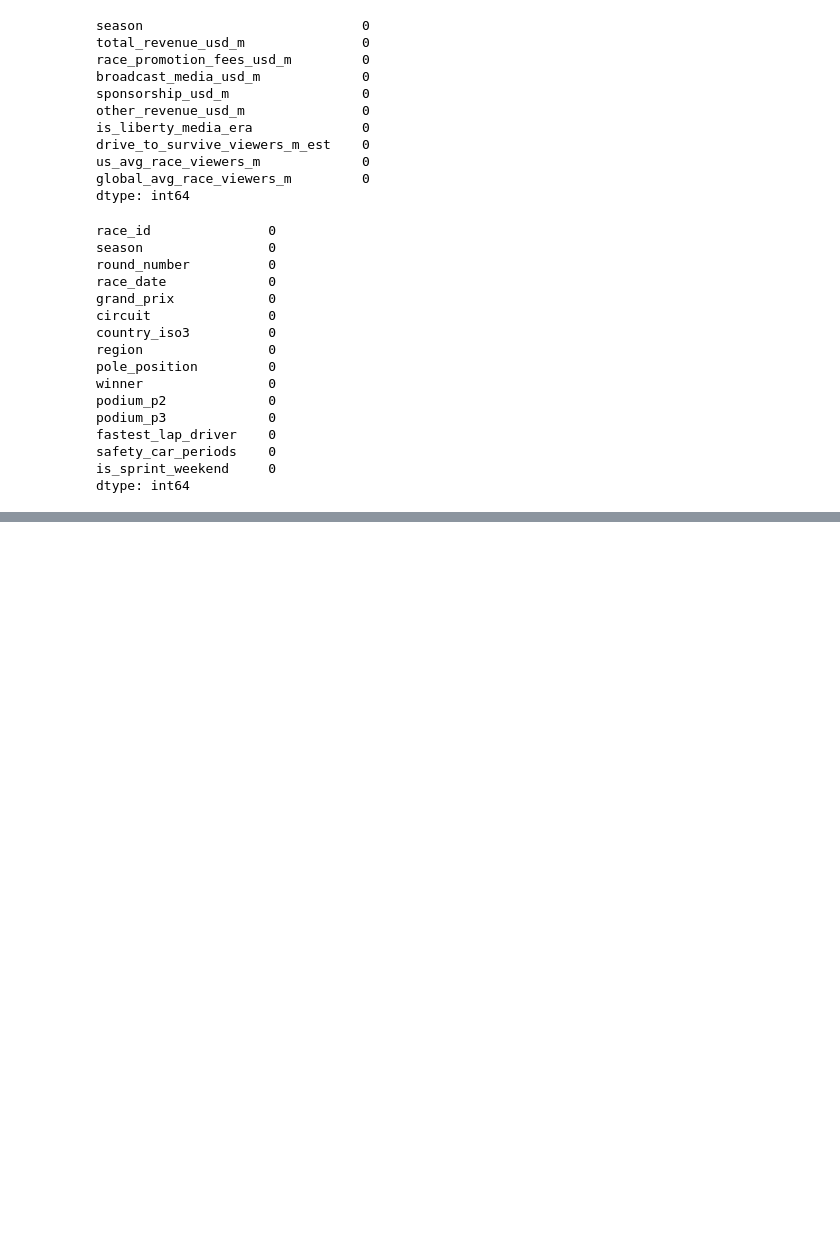
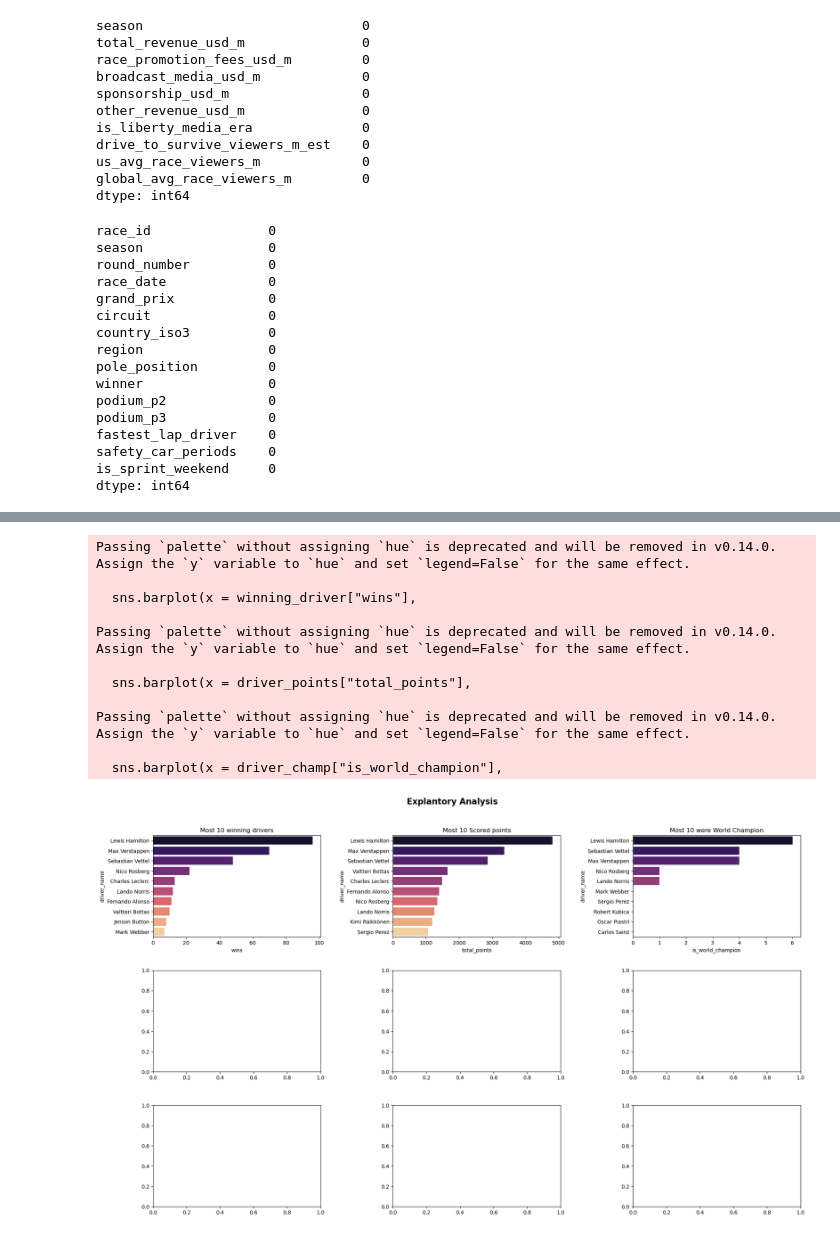
Before and after one commit to abdallahh07/formula1-championship-predictor-, a Jupyter notebook: research.ipynb, the cells around one changed output, grey strips where cells are left out. Cells and saved outputs as stored; diff of their text form; code cells hidden in the pictures; blank space fills up the shorter version.

```diff
--- a/research.ipynb
+++ b/research.ipynb
@@ -135,0 +179,53 @@ dtype: int64
+# %%
+fig,ax = plt.subplots(3,3,figsize=(20,12))
+ax = ax.flatten()
+fig.suptitle("Explantory Analysis", fontsize=16, fontweight="bold")
+
+# 1. the Most 10 winning drivers
+winning_driver = standing.groupby("driver_name")["wins"].sum().reset_index().sort_values("wins", ascending=False).head(10)
+sns.barplot(x = winning_driver["wins"],
+            y = winning_driver["driver_name"],
+            ax = ax[0],
+           palette="magma")
+ax[0].set_title("Most 10 winning drivers")
+
+# 2. the most 10 driveres scoed points
+driver_points = standing.groupby("driver_name")["total_points"].sum().reset_index().sort_values("total_points", ascending=False).head(10)
+sns.barplot(x = driver_points["total_points"],
+            y = driver_points["driver_name"],
+            ax = ax[1],
+            palette = "magma")
+ax[1].set_title("Most 10 Scored points")
+plt.tight_layout(pad = 3.0)
+
+# 3. the most 10 driveres were world champions
+driver_champ = standing.groupby("driver_name")["is_world_champion"].sum().reset_index().sort_values("is_world_champion", ascending=False).head(10)
+sns.barplot(x = driver_champ["is_world_champion"],
+            y = driver_champ["driver_name"],
+            ax = ax[2],
+            palette = "magma")
+ax[2].set_title("Most 10 were World Champion")
+
+
+
+
+
+
+
+
+
+
+plt.tight_layout(pad = 3.0)
+# %% [output]
+Passing `palette` without assigning `hue` is deprecated and will be removed in v0.14.0. Assign the `y` variable to `hue` and set `legend=False` for the same effect.
+
+  sns.barplot(x = winning_driver["wins"],
+
+Passing `palette` without assigning `hue` is deprecated and will be removed in v0.14.0. Assign the `y` variable to `hue` and set `legend=False` for the same effect.
+
+  sns.barplot(x = driver_points["total_points"],
+
+Passing `palette` without assigning `hue` is deprecated and will be removed in v0.14.0. Assign the `y` variable to `hue` and set `legend=False` for the same effect.
+
+  sns.barplot(x = driver_champ["is_world_champion"],
+[figure, added]
```
Also changed, not shown: parts of 12 cells of this notebook, 6 other files.
